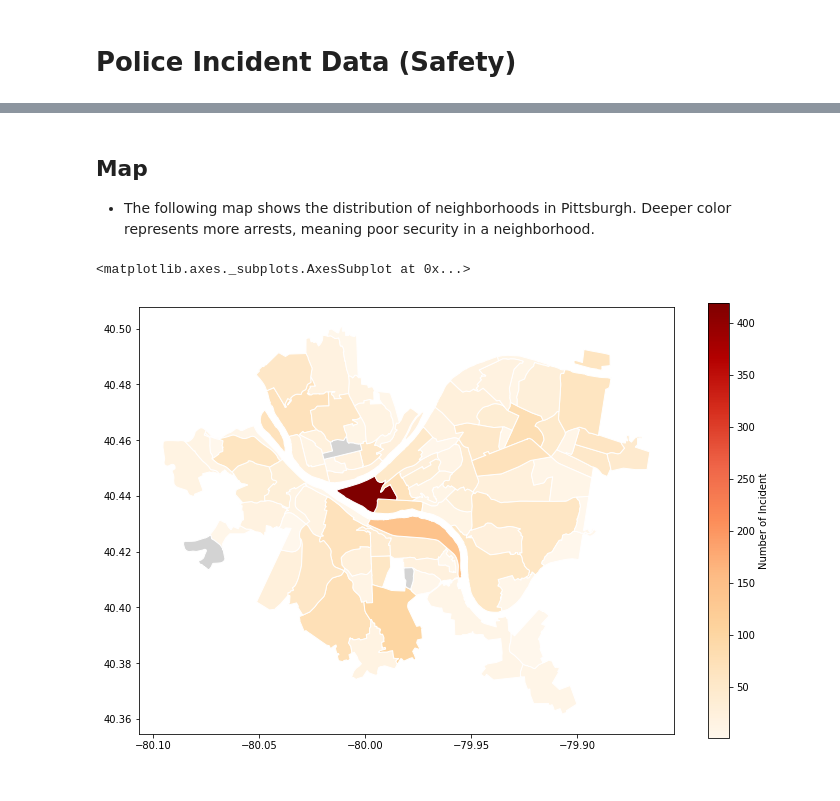
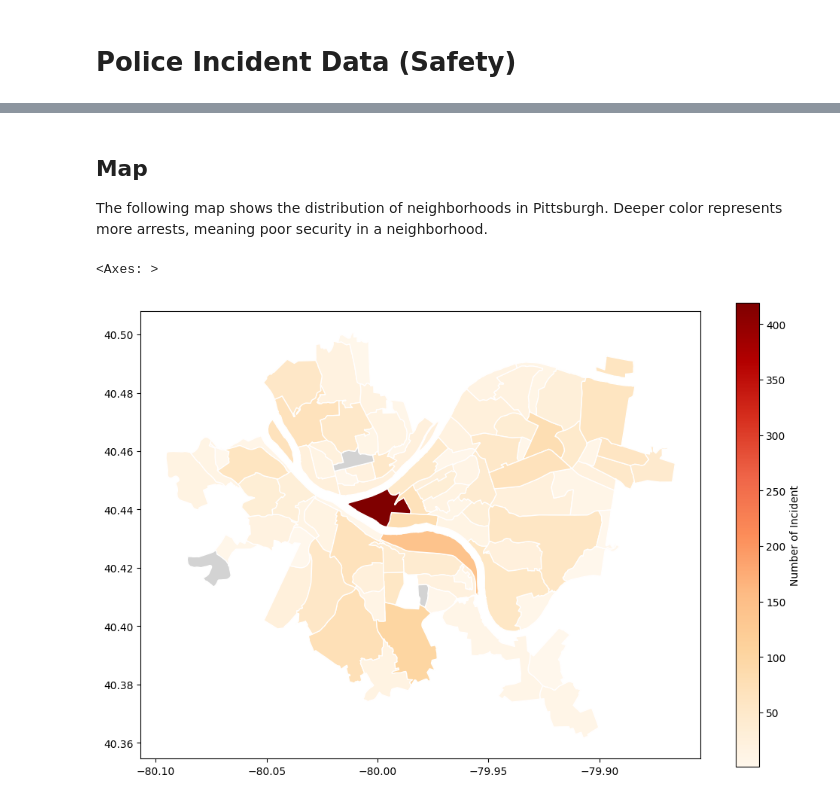
Before and after one commit to aliddy23/cmpinf-0010-final, a Jupyter notebook: incidents.ipynb, the cells around one changed output, grey strips where cells are left out. Saved outputs shown, nothing was run; the diff lists cells and outputs as text; code cells hidden in the pictures.

```diff
--- a/incidents.ipynb
+++ b/incidents.ipynb
@@ -6,6 +6,6 @@
 # %%
 import pandas as pd
-arrest_data = pd.read_csv ("incidents.csv")
+arrest_data = pd.read_csv("datasets/incidents.csv")
 arrest_data.head()
 # %% [output]
 |  | PK | CCR | HIERARCHY | INCIDENTTIME | INCIDENTLOCATION | CLEAREDFLAG | INCIDENTNEIGHBORHOOD | ... |
@@ -61,24 +60,27 @@ Text(0.5, 1.0, '20 Neighborhoods with the Most Incident')
 [figure]
 # %% [markdown]
 ## Map
-* The following map shows the distribution of neighborhoods in Pittsburgh. Deeper color represents more arrests, meaning poor security in a neighborhood.
+The following map shows the distribution of neighborhoods in Pittsburgh. Deeper color represents more arrests, meaning poor security in a neighborhood.
 # %%
 import geopandas
 
 neighborhoods = geopandas.read_file("neighborhoods/neighborhoods.shp")
-# do the merge
-arrest_map = neighborhoods.merge(safety_ranking, how='left', left_on='hood', right_index=True)
-# look at the head to confirm it merged correctly
-arrest_map[['hood','INCIDENTNEIGHBORHOOD','geometry']].head()
+arrest_map = neighborhoods.merge(
+    safety_ranking,
+    left_on='hood',
+    right_index=True,
+    how='left'
+)
+arrest_map[['hood','count','geometry']].head()
 
-arrest_map.plot(column='INCIDENTNEIGHBORHOOD', # set the data to be used for coloring
-               cmap='OrRd',              # choose a color palette
-               edgecolor="white",        # outline the districts in white
-               legend=True,              # show the legend
-               legend_kwds={'label': "Number of Incident"}, # label the legend
-               figsize=(12, 8),         # set the size
-               missing_kwds={"color": "lightgrey"} # set disctricts with no data to gray
+arrest_map.plot(column='count',
+               cmap='OrRd',
+               edgecolor="white",
+               legend=True,
+               legend_kwds={'label': "Number of Incident"},
+               figsize=(12, 8),
+               missing_kwds={"color": "lightgrey"}
                )
 # %% [output]
-<matplotlib.axes._subplots.AxesSubplot at 0x...>
+<Axes: >
-[figure, old version]
+[figure, new version]
```
Also changed, not shown: parts of 5 cells of this notebook, 7 other files.
